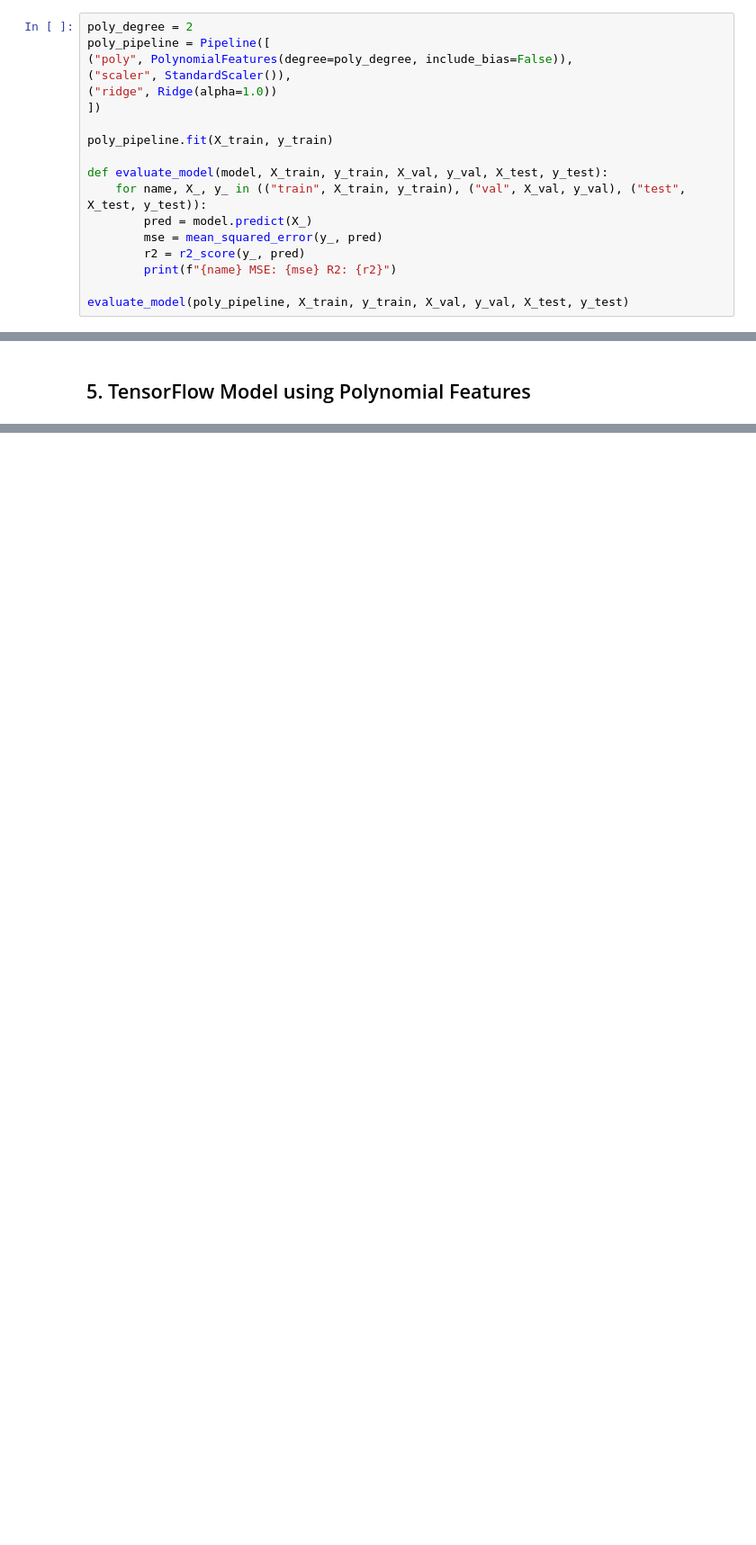
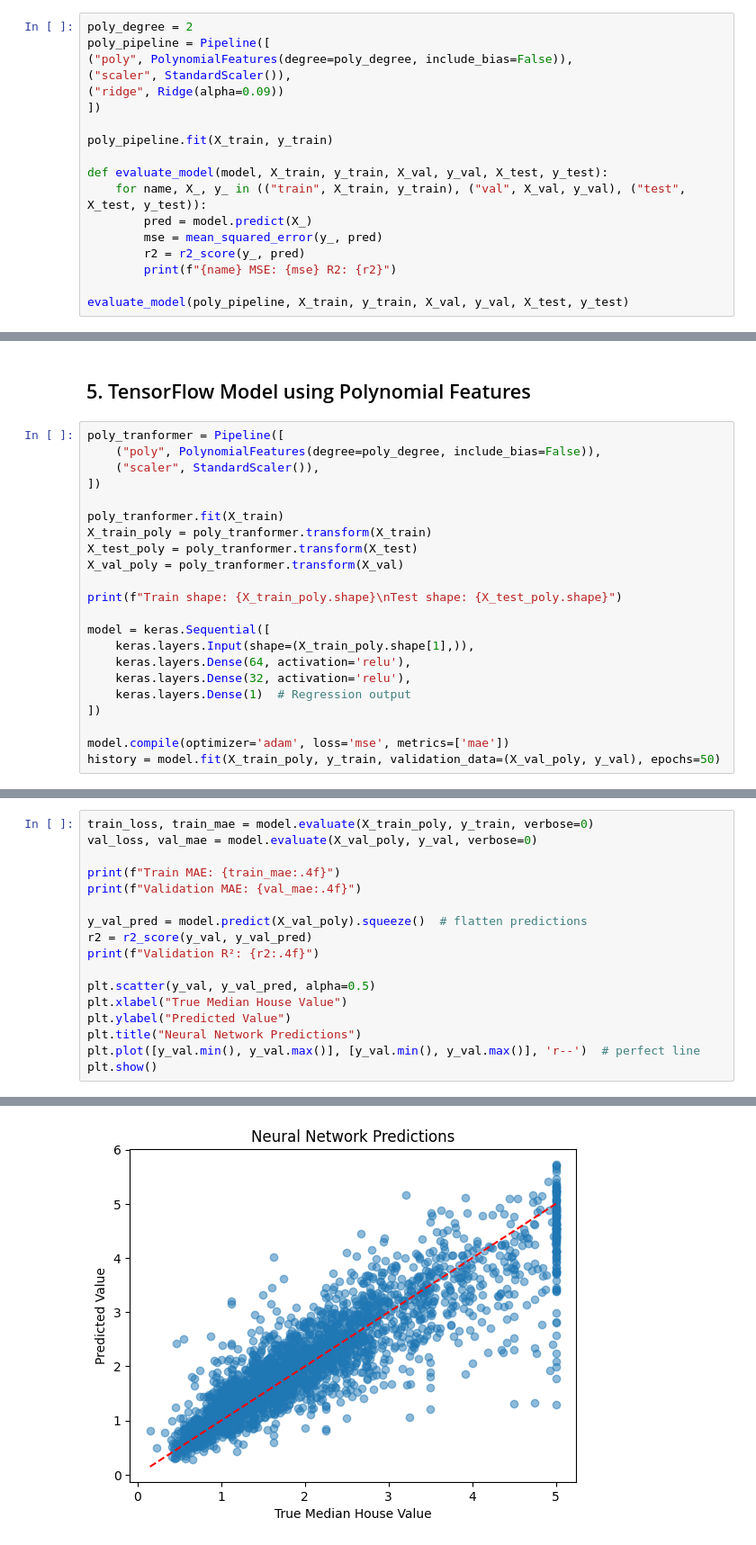
Before and after one commit to nando0307/machine-learning, a Jupyter notebook: PythonProject/polynomial regression.ipynb, the cells around one changed output, grey strips where cells are left out. Shown at 90% size. Drawn from its saved outputs; the diff is of its cells as text; blank space fills up the shorter version.

Commit message:
using neural network + and plot

```diff
--- a/PythonProject/polynomial regression.ipynb
+++ b/PythonProject/polynomial regression.ipynb
@@ -83,7 +85,7 @@ poly_degree = 2
 poly_pipeline = Pipeline([
 ("poly", PolynomialFeatures(degree=poly_degree, include_bias=False)),
 ("scaler", StandardScaler()),
-("ridge", Ridge(alpha=1.0))
+("ridge", Ridge(alpha=0.09))
 ])
 
 poly_pipeline.fit(X_train, y_train)
@@ -103,3 +105,25 @@ test MSE: 0.44984106063565393 R2: 0.6567429410988026
 # %% [markdown]
 <a name="1"></a>
 ## 5. TensorFlow Model using Polynomial Features
+# %%
+poly_tranformer = Pipeline([
+    ("poly", PolynomialFeatures(degree=poly_degree, include_bias=False)),
+    ("scaler", StandardScaler()),
+])
+
+poly_tranformer.fit(X_train)
+X_train_poly = poly_tranformer.transform(X_train)
+X_test_poly = poly_tranformer.transform(X_test)
+X_val_poly = poly_tranformer.transform(X_val)
+
+print(f"Train shape: {X_train_poly.shape}\nTest shape: {X_test_poly.shape}")
+
+model = keras.Sequential([
+    keras.layers.Input(shape=(X_train_poly.shape[1],)),
+    keras.layers.Dense(64, activation='relu'),
+    keras.layers.Dense(32, activation='relu'),
+    keras.layers.Dense(1)  # Regression output
+])
+
+model.compile(optimizer='adam', loss='mse', metrics=['mae'])
+history = model.fit(X_train_poly, y_train, validation_data=(X_val_poly, y_val), epochs=50)
@@ -105,0 +148,18 @@ test MSE: 0.44984106063565393 R2: 0.6567429410988026
+# %%
+train_loss, train_mae = model.evaluate(X_train_poly, y_train, verbose=0)
+val_loss, val_mae = model.evaluate(X_val_poly, y_val, verbose=0)
+
+print(f"Train MAE: {train_mae:.4f}")
+print(f"Validation MAE: {val_mae:.4f}")
+
+y_val_pred = model.predict(X_val_poly).squeeze()  # flatten predictions
+r2 = r2_score(y_val, y_val_pred)
+print(f"Validation R²: {r2:.4f}")
+
+plt.scatter(y_val, y_val_pred, alpha=0.5)
+plt.xlabel("True Median House Value")
+plt.ylabel("Predicted Value")
+plt.title("Neural Network Predictions")
+plt.plot([y_val.min(), y_val.max()], [y_val.min(), y_val.max()], 'r--')  # perfect line
+plt.show()
+# %% [output]
@@ -105,0 +170 @@ test MSE: 0.44984106063565393 R2: 0.6567429410988026
+[figure, added]
```
Also changed, not shown: parts of 4 cells of this notebook.
